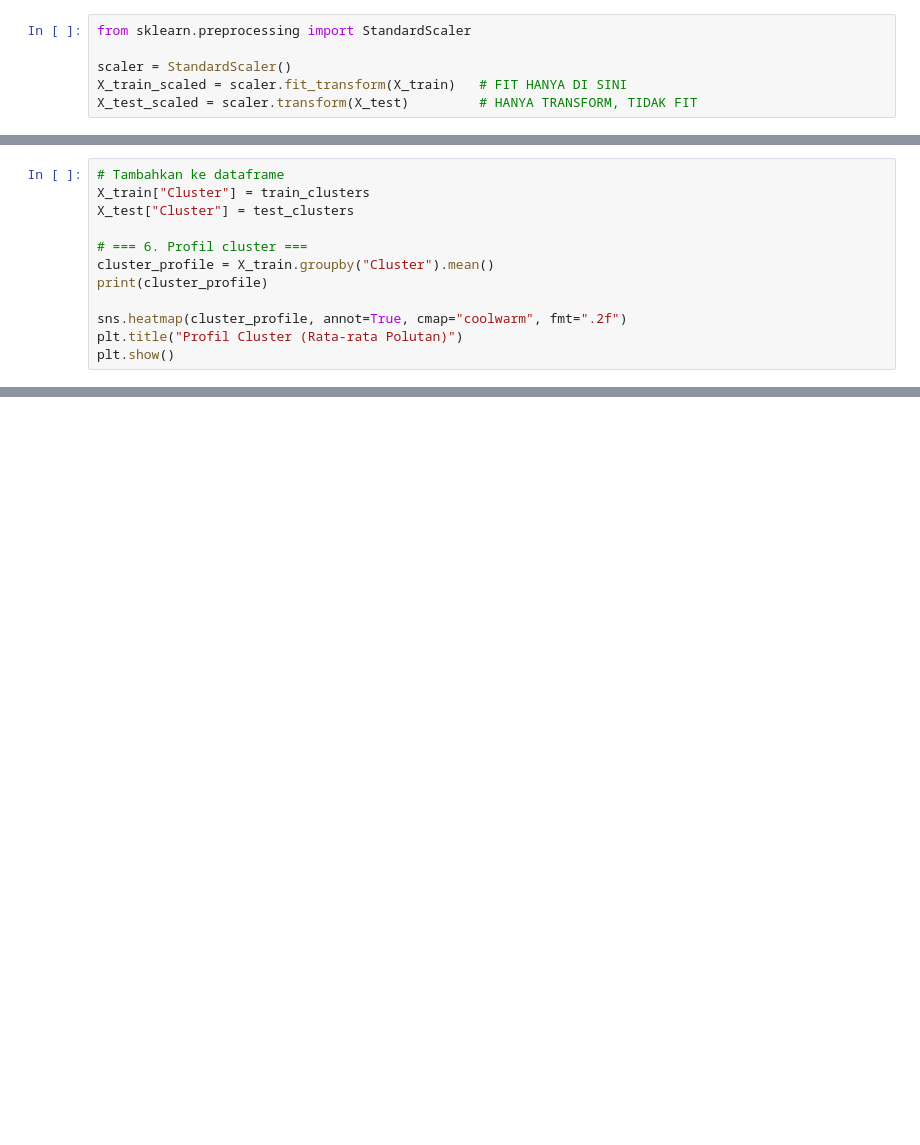
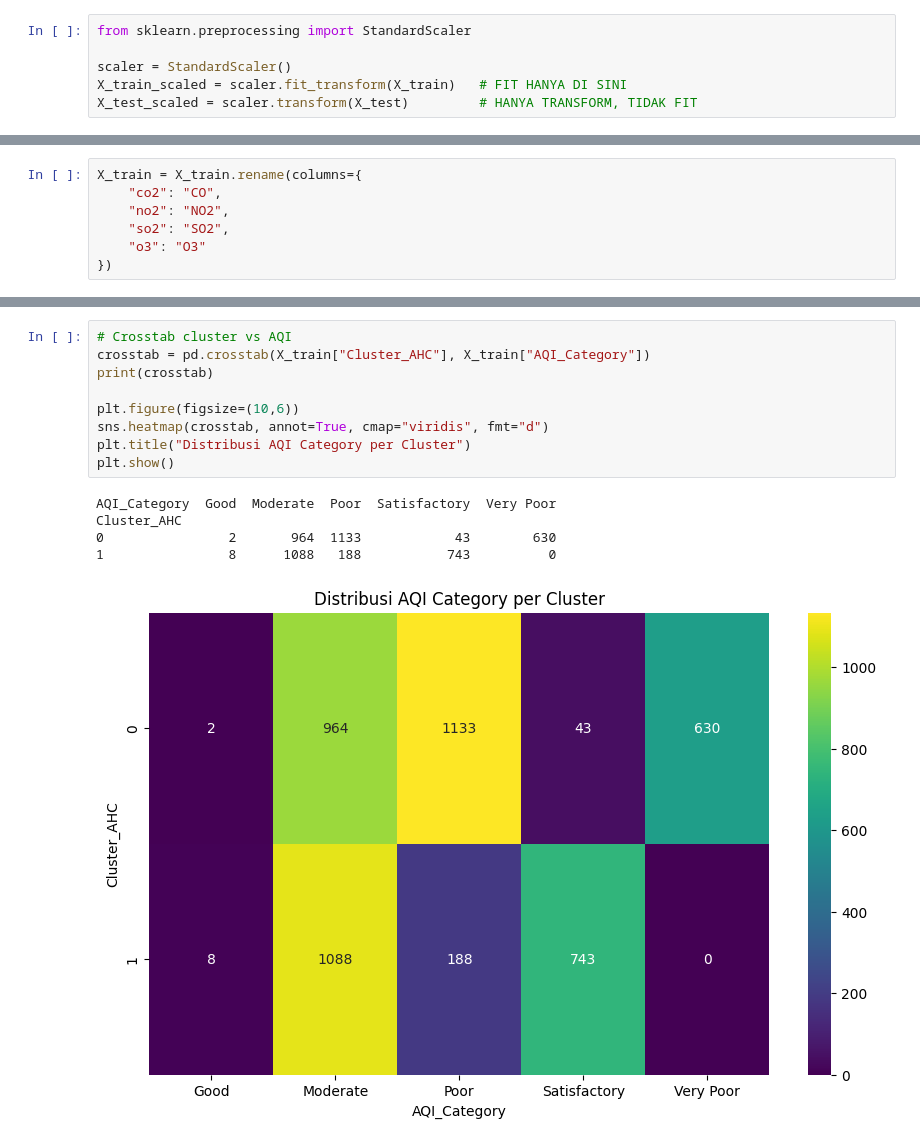
Before and after one commit to muhammadzuama/AirQualityCluster, a Jupyter notebook: dataset2/agromerate.ipynb, the cells around one changed output, grey strips where cells are left out. Saved outputs shown, nothing was run; the diff lists cells and outputs as text; blank space fills up the shorter version.

```diff
--- a/dataset2/agromerate.ipynb
+++ b/dataset2/agromerate.ipynb
@@ -230,12 +250,0 @@ test_clusters = kmeans.predict(X_test_scaled)   # HANYA PREDICT, TIDAK FIT
-# %%
-# Tambahkan ke dataframe
-X_train["Cluster"] = train_clusters
-X_test["Cluster"] = test_clusters
-
-# === 6. Profil cluster ===
-cluster_profile = X_train.groupby("Cluster").mean()
-print(cluster_profile)
-
-sns.heatmap(cluster_profile, annot=True, cmap="coolwarm", fmt=".2f")
-plt.title("Profil Cluster (Rata-rata Polutan)")
-plt.show()
@@ -396,0 +255,7 @@ weighted avg       0.99      0.99      0.99      4585
+# %%
+X_train = X_train.rename(columns={
+    "co2": "CO",
+    "no2": "NO2",
+    "so2": "SO2",
+    "o3": "O3"
+})
@@ -396,0 +313,15 @@ weighted avg       0.99      0.99      0.99      4585
+# %%
+# Crosstab cluster vs AQI
+crosstab = pd.crosstab(X_train["Cluster_AHC"], X_train["AQI_Category"])
+print(crosstab)
+
+plt.figure(figsize=(10,6))
+sns.heatmap(crosstab, annot=True, cmap="viridis", fmt="d")
+plt.title("Distribusi AQI Category per Cluster")
+plt.show()
+# %% [output]
+AQI_Category  Good  Moderate  Poor  Satisfactory  Very Poor
+Cluster_AHC
+0                2       964  1133            43        630
+1                8      1088   188           743          0
+[figure, added]
```
Also changed, not shown: parts of 15 cells of this notebook, 4 other files.
